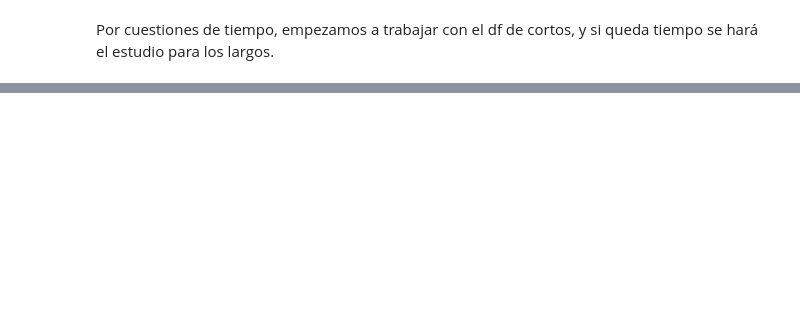
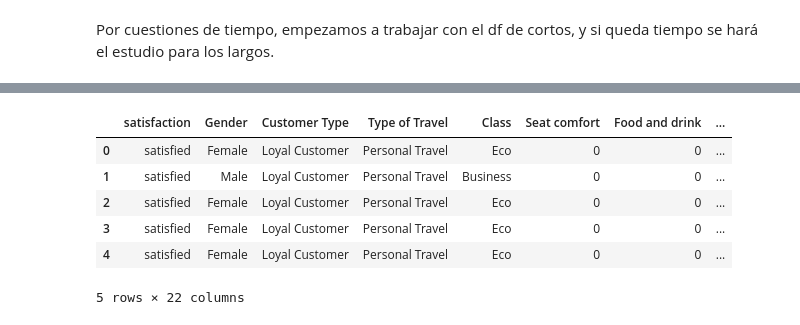
Before and after one commit to Adalab/DA-promo-b-modulo-3-sprint-1-Paula-Yadira, a Jupyter notebook: Regresión logistica/II-pair-programming-Preprocesado.ipynb, the cells around one changed output, grey strips where cells are left out. Drawn from its saved outputs; the diff is of its cells as text; code cells hidden in the pictures; blank space fills up the shorter version.

```diff
--- a/Regresión logistica/II-pair-programming-Preprocesado.ipynb
+++ b/Regresión logistica/II-pair-programming-Preprocesado.ipynb
@@ -35,0 +66,10 @@ df = pd.read_csv('./datos/cortos.csv')
+# %%
+# ahora ya podemos ajustar nuestros datos.
+scaler.fit(numericas)
+
+# transformamos los datos
+X_escaladas = scaler.transform(numericas)
+
+# por último convertiremos el array que nos devuelve en un dataframe.
+numericas_estandar = pd.DataFrame(X_escaladas, columns = numericas.columns)
+numericas_estandar.head(2)
@@ -35,0 +85,4 @@ df = pd.read_csv('./datos/cortos.csv')
+# %%
+df["Age_est"]=numericas_estandar["Age"]
+df["Flight Distance_est"]=numericas_estandar["Flight Distance"]
+df.head(2)
@@ -35,0 +93,2 @@ df = pd.read_csv('./datos/cortos.csv')
+# %%
+df.drop(["Age","Flight Distance"], axis=1, inplace=True)
@@ -35,0 +97,10 @@ df = pd.read_csv('./datos/cortos.csv')
+# %%
+lista_columnas = ["Gender", "Type of Travel","Class"]
+
+df_encoded2 = pd.DataFrame()
+
+
+for columna in lista_columnas:
+    df_dummies2 = pd.get_dummies(df[columna], prefix_sep = "_", prefix = columna, dtype = int)
+
+    df_encoded2 = pd.concat([df_encoded2, df_dummies2], axis = 1)
@@ -35,0 +117,13 @@ df = pd.read_csv('./datos/cortos.csv')
+# %%
+# el siguiente paso sería unir este dataframe con nuestro dataframe original para tener todos los datos en un mismo df
+
+df_final = pd.concat([df, df_encoded2], axis = 1)
+df_final.head()
+# %% [output]
+|  | satisfaction | Gender | Customer Type | Type of Travel | Class | Seat comfort | Food and drink | ... |
+| 0 | satisfied | Female | Loyal Customer | Personal Travel | Eco | 0 | 0 | ... |
+| 1 | satisfied | Male | Loyal Customer | Personal Travel | Business | 0 | 0 | ... |
+| 2 | satisfied | Female | Loyal Customer | Personal Travel | Eco | 0 | 0 | ... |
+| 3 | satisfied | Female | Loyal Customer | Personal Travel | Eco | 0 | 0 | ... |
+| 4 | satisfied | Female | Loyal Customer | Personal Travel | Eco | 0 | 0 | ... |
+5 rows × 22 columns
```
Also changed, not shown: parts of 24 cells of this notebook, 3 other files.
